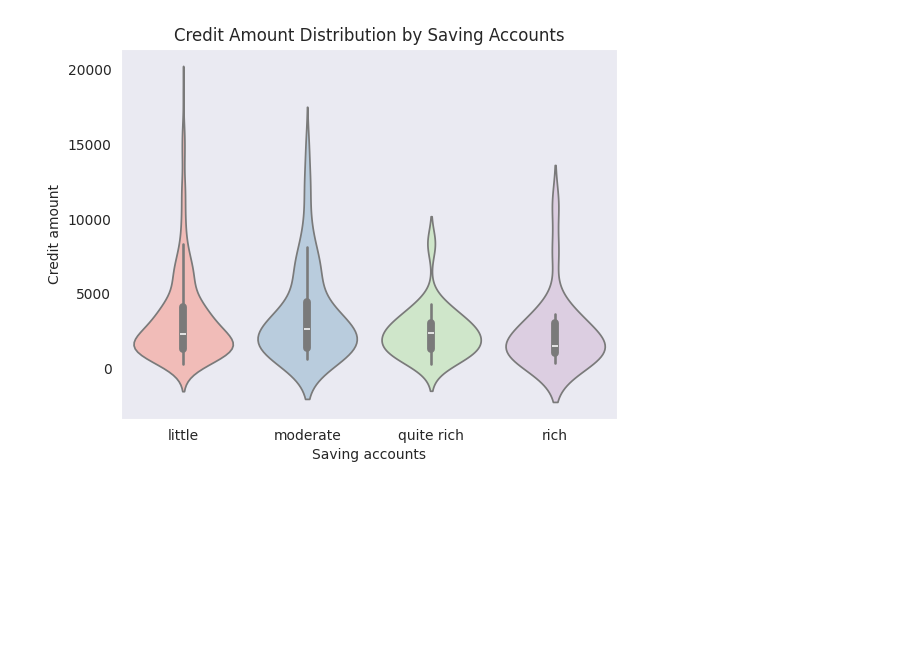
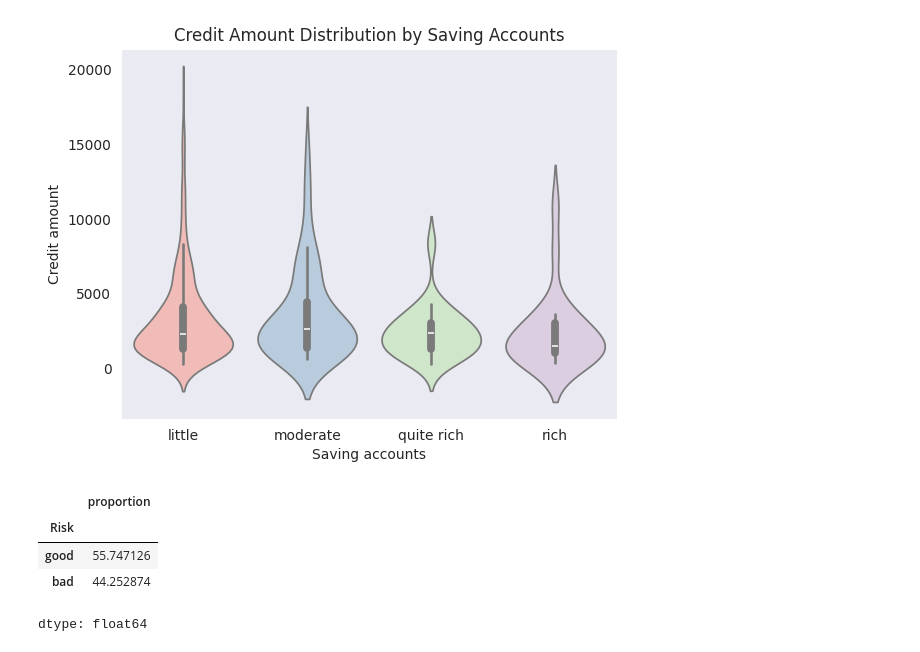
Before and after one commit to Prasmu007/Project-Credit-Risk-Modelling, a Jupyter notebook: Credit_Risk_Modelling.ipynb, the cells around one changed output. Saved outputs shown, nothing was run; the diff lists cells and outputs as text; code cells hidden in the pictures; blank space fills up the shorter version.

```diff
--- a/Credit_Risk_Modelling.ipynb
+++ b/Credit_Risk_Modelling.ipynb
@@ -234,3 +234,11 @@ Passing `palette` without assigning `hue` is deprecated and will be removed in v
 
   sns.violinplot(data =  df, x= "Saving accounts", y= "Credit amount", palette="Pastel1" )
 [figure]
+# %%
+df["Risk"].value_counts(normalize=True)*100
+# %% [output]
+|  | proportion |
+| Risk |  |
+| good | 55.747126 |
+| bad | 44.252874 |
+dtype: float64
```
Also changed, not shown: parts of 1 cell of this notebook.
